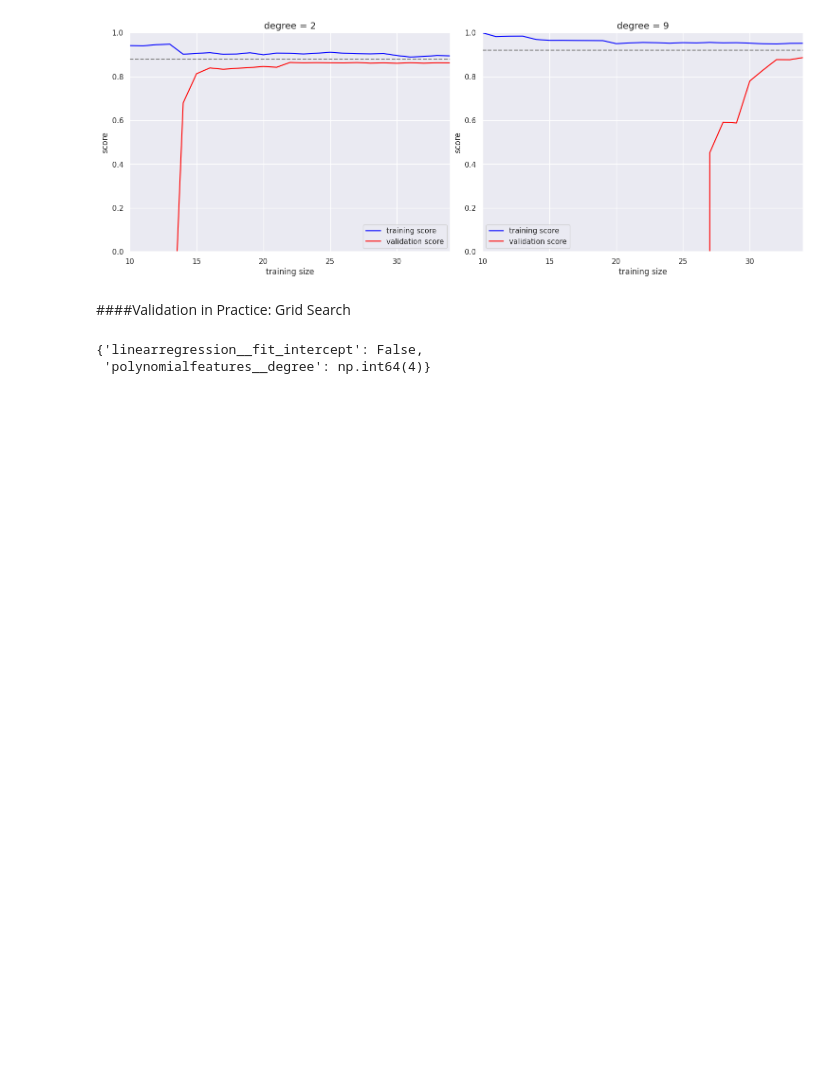
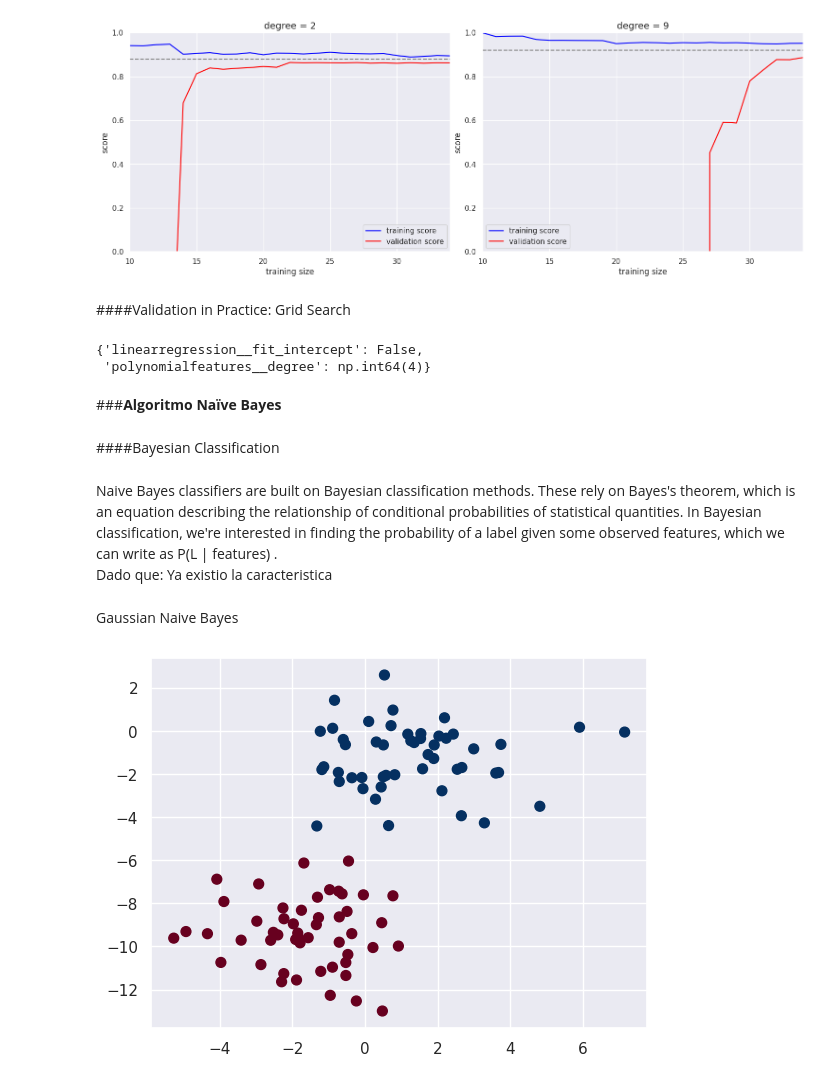
Before and after one commit to Ivon110/Mineria-de-Datos, a Jupyter notebook: mineriacolab1.ipynb, the cells around one changed output. Cells and saved outputs as stored; diff of their text form; code cells hidden in the pictures; blank space fills up the shorter version.

```diff
--- a/mineriacolab1.ipynb
+++ b/mineriacolab1.ipynb
@@ -3059,3 +3050,11 @@ grid.best_params_
 # %% [output]
 {'linearregression__fit_intercept': False,
  'polynomialfeatures__degree': np.int64(4)}
+# %% [markdown]
+###**Algoritmo Naïve Bayes**
+# %% [markdown]
+####Bayesian Classification
+# %% [markdown]
+Naive Bayes classifiers are built on Bayesian classification methods. These rely on Bayes's theorem, which is an equation describing the relationship of conditional probabilities of statistical quantities. In Bayesian classification, we're interested in finding the probability of a label given some observed features, which we can write as P(L | features)
+.
+Dado que: Ya existio la caracteristica
@@ -3061,0 +3066,8 @@ grid.best_params_
+# %% [markdown]
+Gaussian Naive Bayes
+# %%
+from sklearn.datasets import make_blobs
+X, y = make_blobs(100, 2, centers=2, random_state=2, cluster_std=1.5)
+plt.scatter(X[:, 0], X[:, 1], c=y, s=50, cmap='RdBu');
+# %% [output]
+[figure, added]
```
Also changed, not shown: parts of 25 cells of this notebook.
